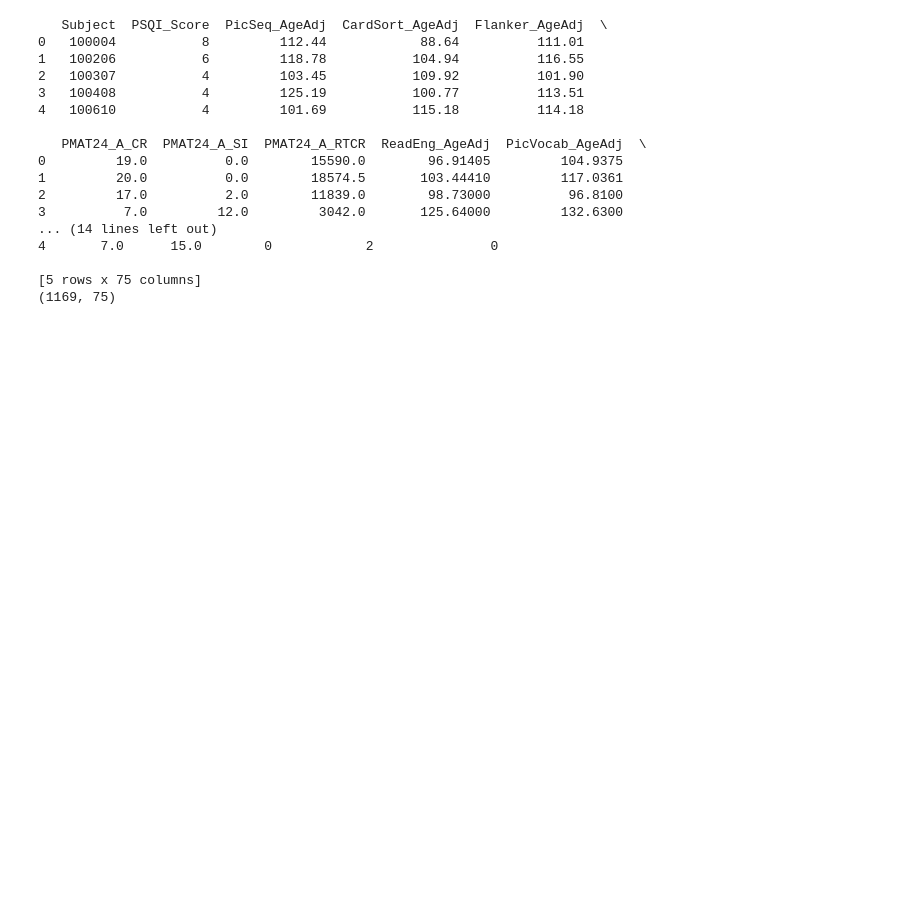
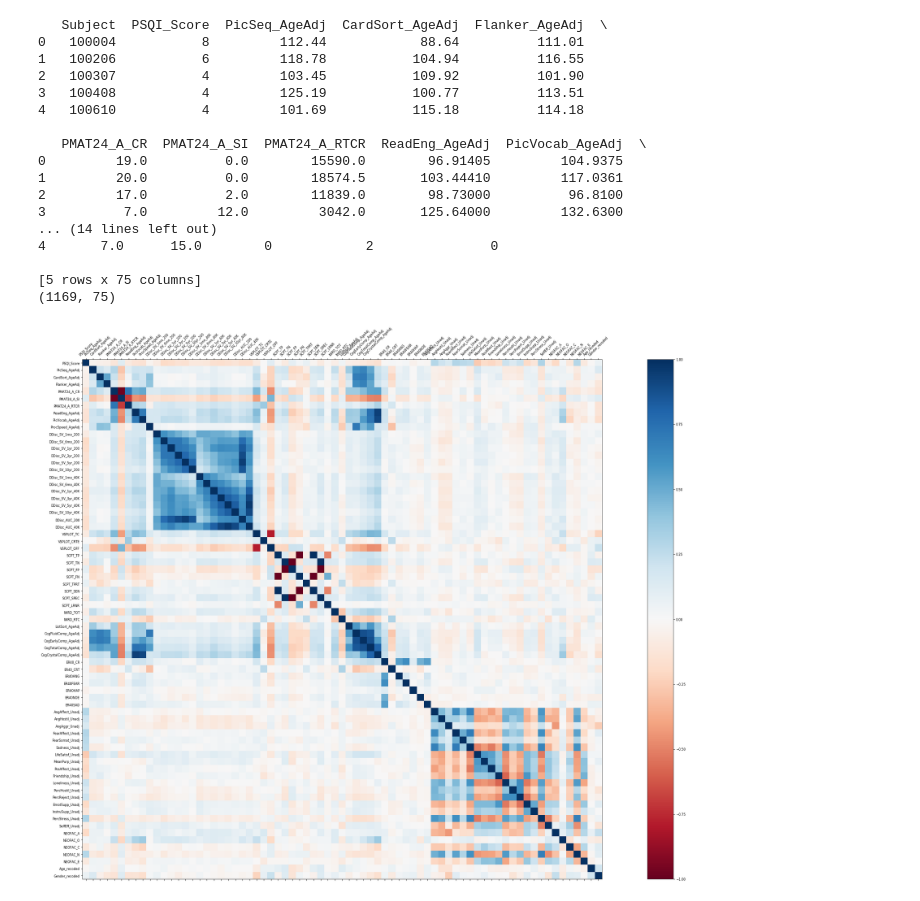
Before and after one commit to GersonGuercio/hcp_psychiatric_phenotyping, a Jupyter notebook: data_exploration_and_cleaning.ipynb, the cells around one changed output. Cells and saved outputs as stored; diff of their text form; code cells hidden in the pictures; blank space fills up the shorter version.

Commit message:
this includes the correlation matrix

```diff
--- a/data_exploration_and_cleaning.ipynb
+++ b/data_exploration_and_cleaning.ipynb
@@ -170,3 +180,23 @@ print(clean_data.shape)
 # %%
 # output the clean data
 clean_data.to_csv('hcp_drug_prediction_data_cleaned.csv', index = False)
+# %%
+#correlation matrix
+
+
+
+Corr_matrix = clean_data.drop(['Subject', 'sub_use'], axis = 1) # axis = 1 refers to columns, axis = 0 refers to row
+
+
+import matplotlib.pyplot as plt
+
+
+
+f = plt.figure(figsize=(42, 24))
+plt.matshow(Corr_matrix.corr(), fignum=f.number, cmap='RdBu')
+plt.xticks(range(Corr_matrix.shape[1]), Corr_matrix.columns, fontsize=8, rotation=45)
+plt.yticks(range(Corr_matrix.shape[1]), Corr_matrix.columns, fontsize=8)
+cb = plt.colorbar()
+cb.ax.tick_params(labelsize=8)
+# %% [output]
+[figure, added]
```
Also changed, not shown: parts of 2 cells of this notebook.
